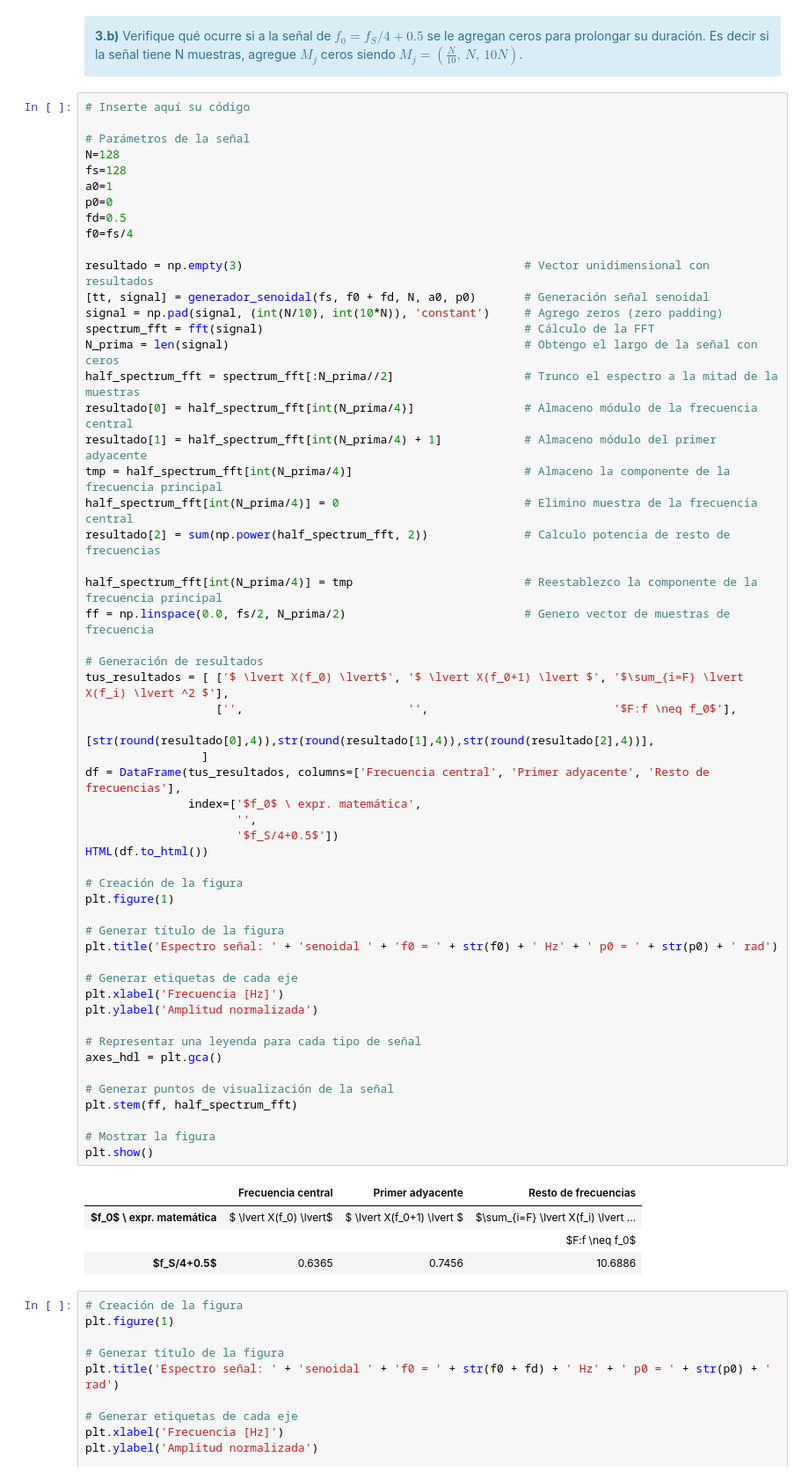
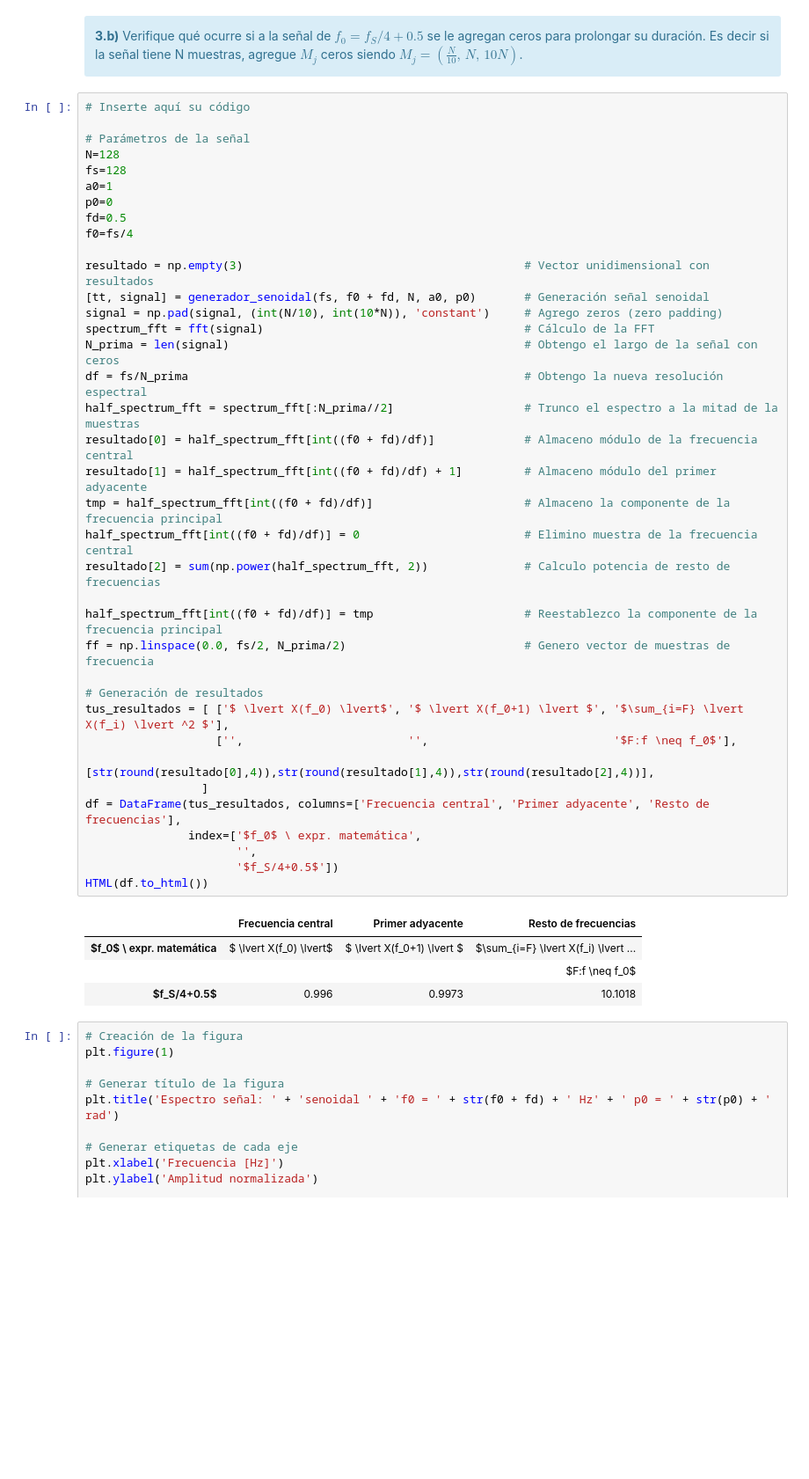
Before and after one commit to rtirapegui/MSE_4Co2019_PSF, a Jupyter notebook: TP1/TP1 - Muestreo de señales - Forurier.ipynb, the cells around one changed output. Shown at 88% size. Saved outputs shown, nothing was run; the diff lists cells and outputs as text; blank space fills up the shorter version.

```diff
--- a/TP1/TP1 - Muestreo de señales - Forurier.ipynb
+++ b/TP1/TP1 - Muestreo de señales - Forurier.ipynb
@@ -747,58 +750,40 @@ N=128
 fs=128
 a0=1
 p0=0
 fd=0.5
 f0=fs/4
 
 resultado = np.empty(3)                                         # Vector unidimensional con resultados
 [tt, signal] = generador_senoidal(fs, f0 + fd, N, a0, p0)       # Generación señal senoidal
 signal = np.pad(signal, (int(N/10), int(10*N)), 'constant')     # Agrego zeros (zero padding)
 spectrum_fft = fft(signal)                                      # Cálculo de la FFT
 N_prima = len(signal)                                           # Obtengo el largo de la señal con ceros
+df = fs/N_prima                                                 # Obtengo la nueva resolución espectral
 half_spectrum_fft = spectrum_fft[:N_prima//2]                   # Trunco el espectro a la mitad de la muestras
-resultado[0] = half_spectrum_fft[int(N_prima/4)]                # Almaceno módulo de la frecuencia central
-resultado[1] = half_spectrum_fft[int(N_prima/4) + 1]            # Almaceno módulo del primer adyacente
-tmp = half_spectrum_fft[int(N_prima/4)]                         # Almaceno la componente de la frecuencia principal
-half_spectrum_fft[int(N_prima/4)] = 0                           # Elimino muestra de la frecuencia central
+resultado[0] = half_spectrum_fft[int((f0 + fd)/df)]             # Almaceno módulo de la frecuencia central
+resultado[1] = half_spectrum_fft[int((f0 + fd)/df) + 1]         # Almaceno módulo del primer adyacente
+tmp = half_spectrum_fft[int((f0 + fd)/df)]                      # Almaceno la componente de la frecuencia principal
+half_spectrum_fft[int((f0 + fd)/df)] = 0                        # Elimino muestra de la frecuencia central
 resultado[2] = sum(np.power(half_spectrum_fft, 2))              # Calculo potencia de resto de frecuencias
 
-half_spectrum_fft[int(N_prima/4)] = tmp                         # Reestablezco la componente de la frecuencia principal
+half_spectrum_fft[int((f0 + fd)/df)] = tmp                      # Reestablezco la componente de la frecuencia principal
 ff = np.linspace(0.0, fs/2, N_prima/2)                          # Genero vector de muestras de frecuencia
 
 # Generación de resultados
 tus_resultados = [ ['$ \lvert X(f_0) \lvert$', '$ \lvert X(f_0+1) \lvert $', '$\sum_{i=F} \lvert X(f_i) \lvert ^2 $'],
                    ['',                        '',                           '$F:f \neq f_0$'],
                    [str(round(resultado[0],4)),str(round(resultado[1],4)),str(round(resultado[2],4))],
                  ]
 df = DataFrame(tus_resultados, columns=['Frecuencia central', 'Primer adyacente', 'Resto de frecuencias'],
                index=['$f_0$ \ expr. matemática',
                       '',
                       '$f_S/4+0.5$'])
 HTML(df.to_html())
-
-# Creación de la figura
-plt.figure(1)
-
-# Generar título de la figura
-plt.title('Espectro señal: ' + 'senoidal ' + 'f0 = ' + str(f0) + ' Hz' + ' p0 = ' + str(p0) + ' rad')
-
-# Generar etiquetas de cada eje
-plt.xlabel('Frecuencia [Hz]')
-plt.ylabel('Amplitud normalizada')
-
-# Representar una leyenda para cada tipo de señal
-axes_hdl = plt.gca()
-
-# Generar puntos de visualización de la señal
-plt.stem(ff, half_spectrum_fft)
-
-# Mostrar la figura
-plt.show()
 # %% [output]
 |  | Frecuencia central | Primer adyacente | Resto de frecuencias |
 | $f_0$ \ expr. matemática | $ \lvert X(f_0) \lvert$ | $ \lvert X(f_0+1) \lvert $ | $\sum_{i=F} \lvert X(f_i) \lvert ... |
 |  |  |  | $F:f \neq f_0$ |
-| $f_S/4+0.5$ | 0.6365 | 0.7456 | 10.6886 |
+| $f_S/4+0.5$ | 0.996 | 0.9973 | 10.1018 |
 # %%
 # Creación de la figura
 plt.figure(1)
```
Also changed, not shown: parts of 3 cells of this notebook.
